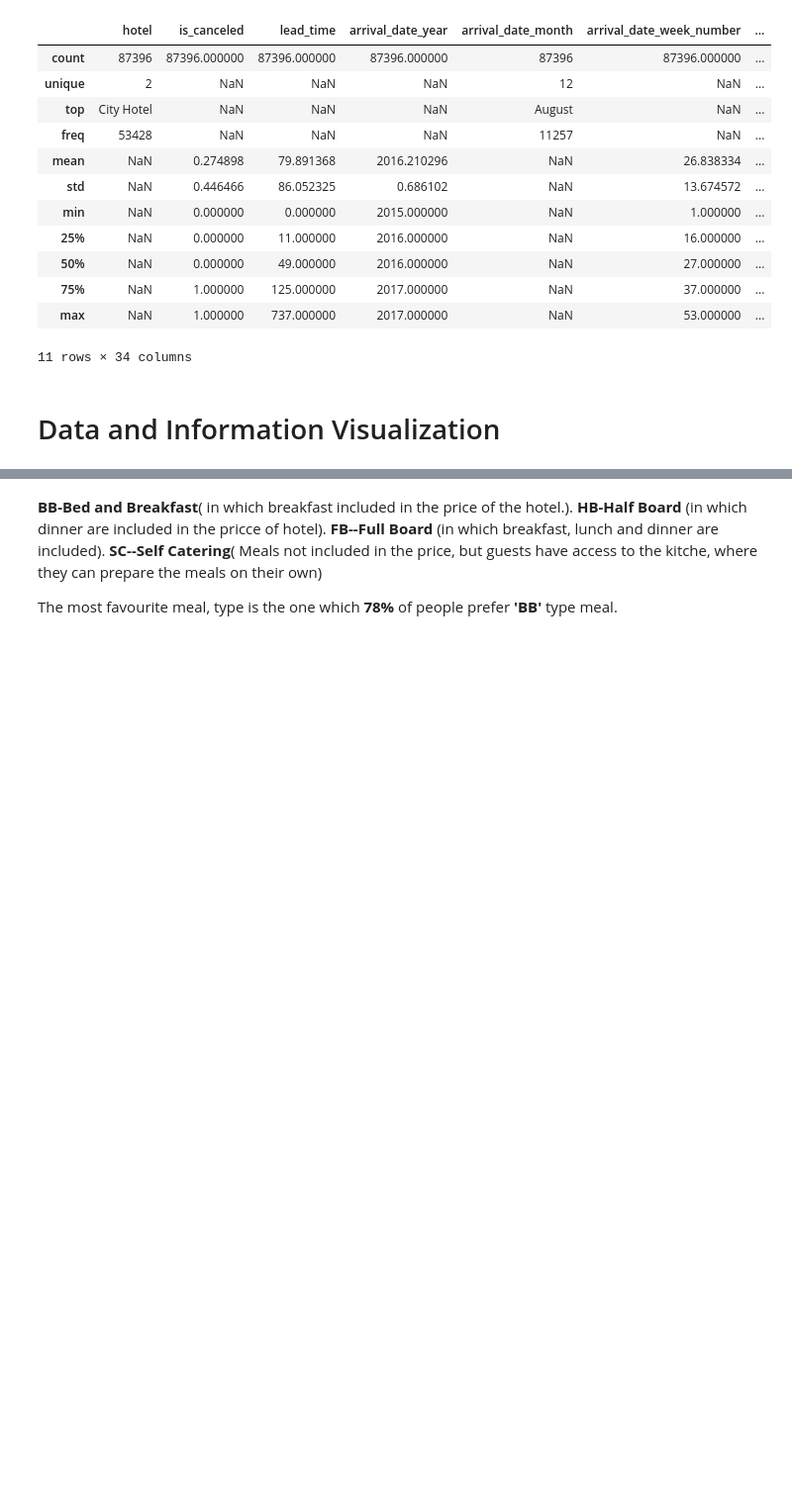
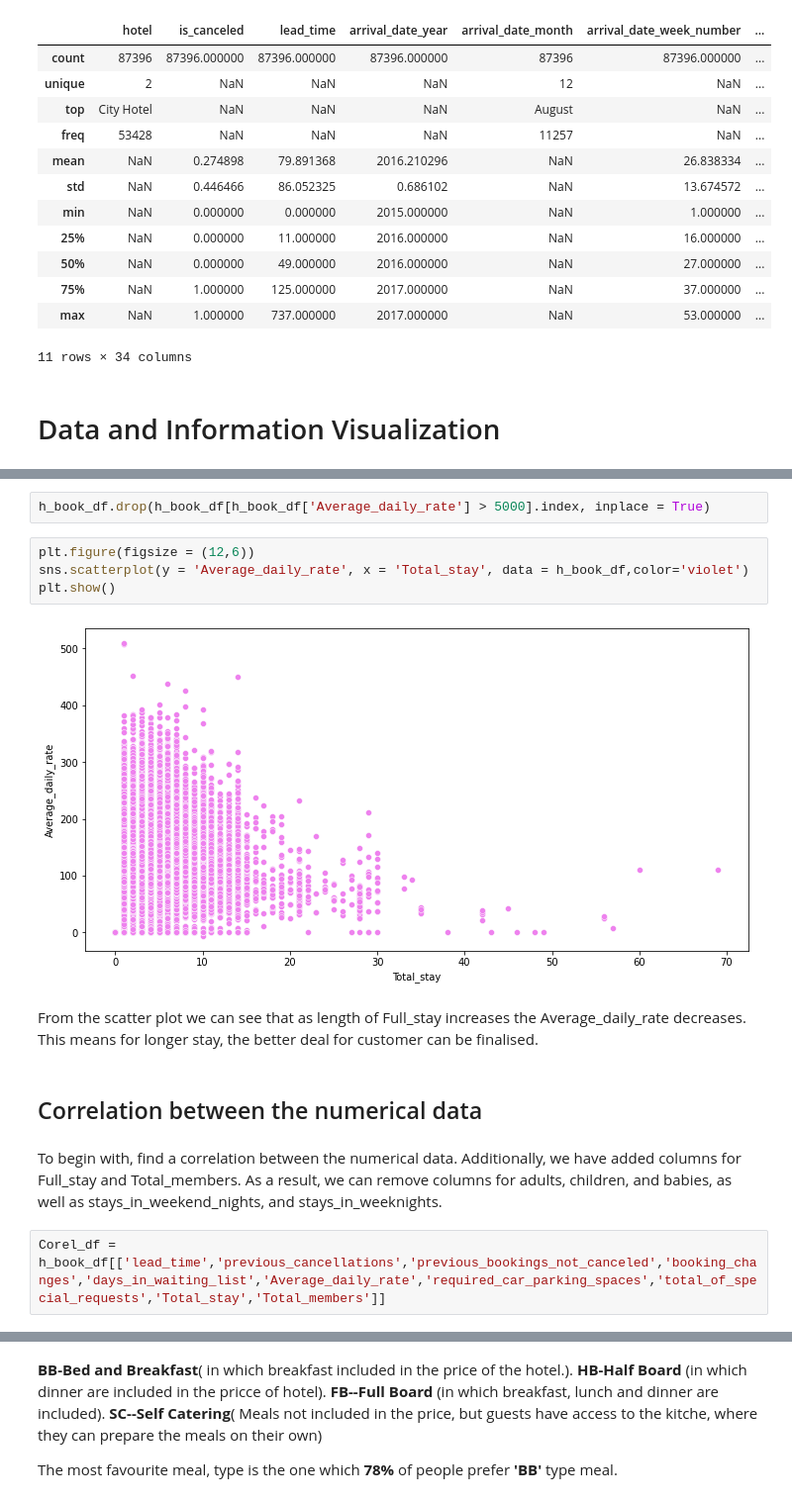
Before and after one commit to aksfasale/eda_hotel_booking, a Jupyter notebook: Hotel_Booking_Analysis_Capstone_Project.ipynb, the cells around one changed output, grey strips where cells are left out. Shown at 99% size. Cells and saved outputs as stored; diff of their text form; blank space fills up the shorter version.

```diff
--- a/Hotel_Booking_Analysis_Capstone_Project.ipynb
+++ b/Hotel_Booking_Analysis_Capstone_Project.ipynb
@@ -281,0 +302,16 @@ h_book_df.describe(include="all")
+# %%
+h_book_df.drop(h_book_df[h_book_df['Average_daily_rate'] > 5000].index, inplace = True)
+# %%
+plt.figure(figsize = (12,6))
+sns.scatterplot(y = 'Average_daily_rate', x = 'Total_stay', data = h_book_df,color='violet')
+plt.show()
+# %% [output]
+[figure, added]
+# %% [markdown]
+From the scatter plot we can see that as length of Full_stay increases the Average_daily_rate decreases. This means for longer stay, the better deal for customer can be finalised.
+# %% [markdown]
+## Correlation between the numerical data
+# %% [markdown]
+To begin with, find a correlation between the numerical data. Additionally, we have added columns for Full_stay and Total_members. As a result, we can remove columns for adults, children, and babies, as well as stays_in_weekend_nights, and stays_in_weeknights.
+# %%
+Corel_df = h_book_df[['lead_time','previous_cancellations','previous_bookings_not_canceled','booking_changes','days_in_waiting_list','Average_daily_rate','required_car_parking_spaces','total_of_special_requests','Total_stay','Total_members']]
```
Also changed, not shown: parts of 37 cells of this notebook.
